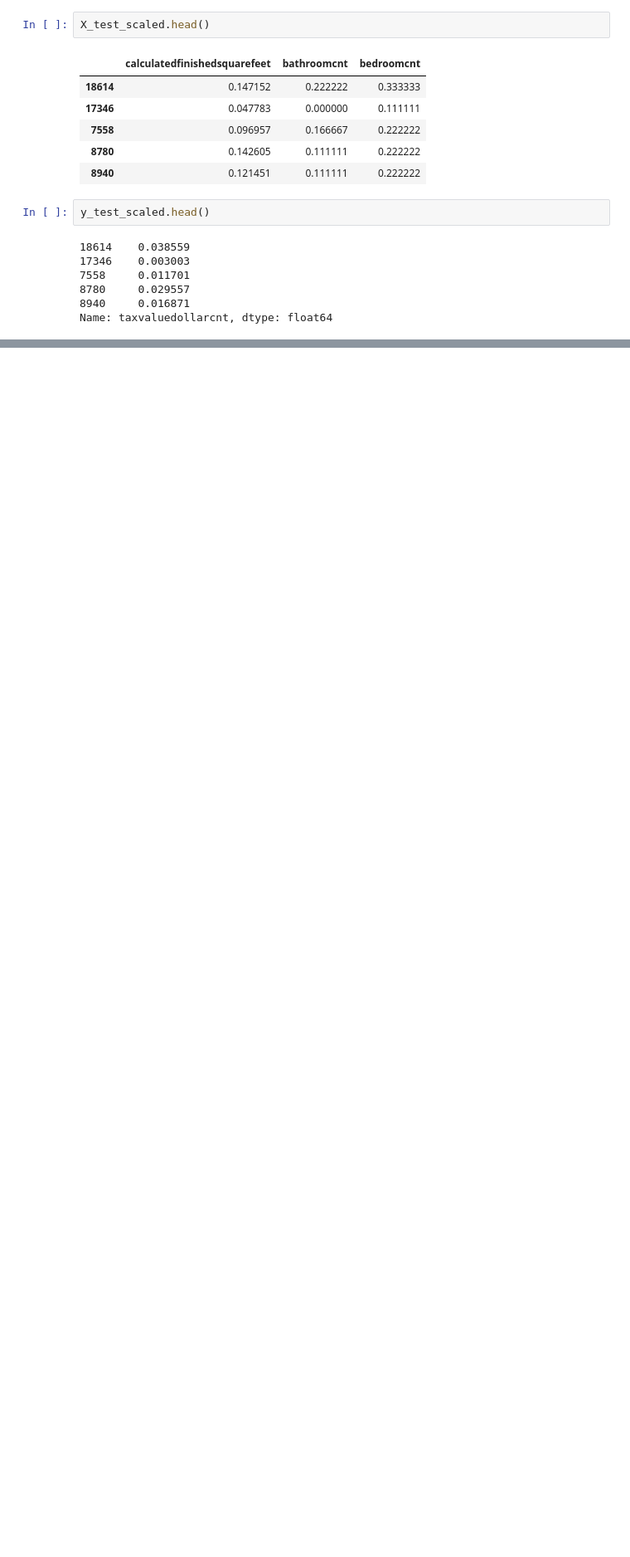
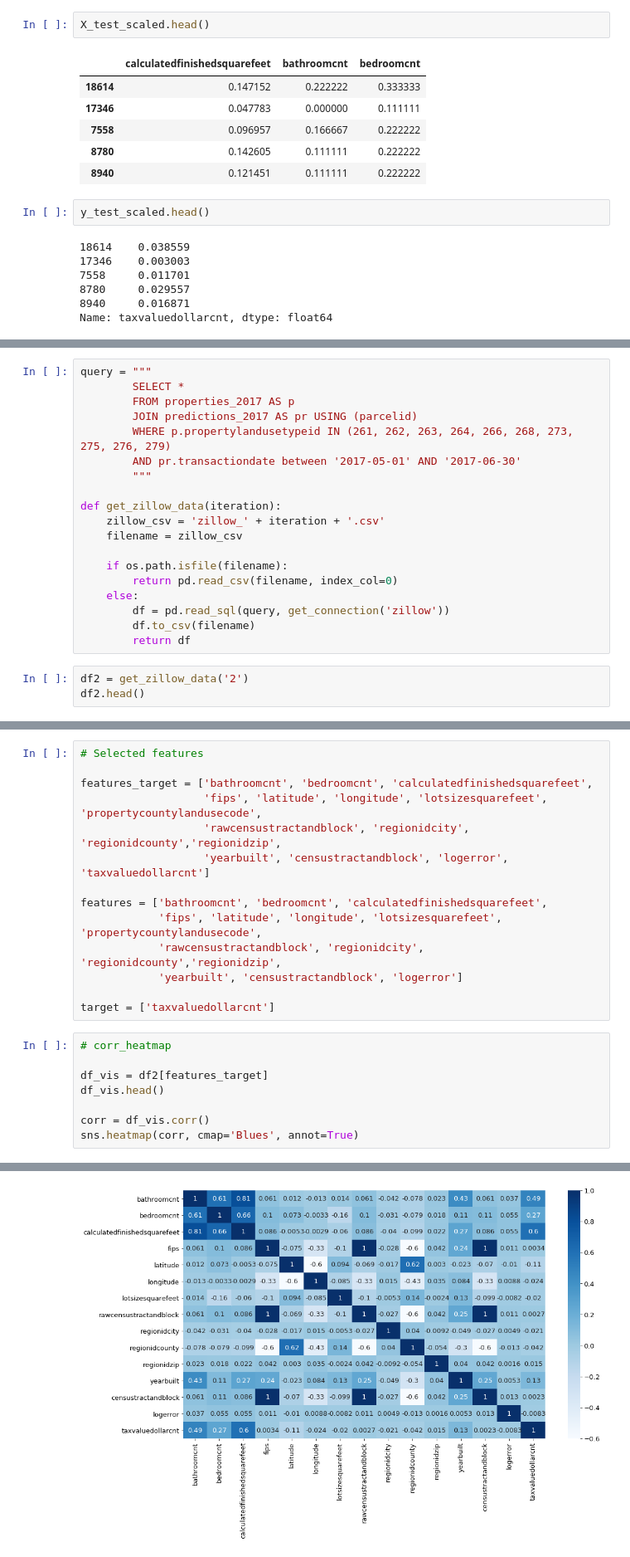
Before and after one commit to Estimating-Home-Value/Predicting-Tax-Assessed-Home-Values, a Jupyter notebook: scratchpad_shi.ipynb, the cells around one changed output, grey strips where cells are left out. Shown at 83% size. Saved outputs shown, nothing was run; the diff lists cells and outputs as text; blank space fills up the shorter version.

Commit message:
Data acquisition and visualization for the 2nd iteration

```diff
--- a/scratchpad_shi.ipynb
+++ b/scratchpad_shi.ipynb
@@ -600,0 +603,22 @@ lm_squared_rmse
+# %%
+query = """
+        SELECT *
+        FROM properties_2017 AS p
+        JOIN predictions_2017 AS pr USING (parcelid)
+        WHERE p.propertylandusetypeid IN (261, 262, 263, 264, 266, 268, 273, 275, 276, 279)
+        AND pr.transactiondate between '2017-05-01' AND '2017-06-30'
+        """
+
+def get_zillow_data(iteration):
+    zillow_csv = 'zillow_' + iteration + '.csv'
+    filename = zillow_csv
+
+    if os.path.isfile(filename):
+        return pd.read_csv(filename, index_col=0)
+    else:
+        df = pd.read_sql(query, get_connection('zillow'))
+        df.to_csv(filename)
+        return df
+# %%
+df2 = get_zillow_data('2')
+df2.head()
@@ -600,0 +705,23 @@ lm_squared_rmse
+# %%
+# Selected features
+
+features_target = ['bathroomcnt', 'bedroomcnt', 'calculatedfinishedsquarefeet',
+                   'fips', 'latitude', 'longitude', 'lotsizesquarefeet', 'propertycountylandusecode',
+                   'rawcensustractandblock', 'regionidcity', 'regionidcounty','regionidzip',
+                   'yearbuilt', 'censustractandblock', 'logerror', 'taxvaluedollarcnt']
+
+features = ['bathroomcnt', 'bedroomcnt', 'calculatedfinishedsquarefeet',
+            'fips', 'latitude', 'longitude', 'lotsizesquarefeet', 'propertycountylandusecode',
+            'rawcensustractandblock', 'regionidcity', 'regionidcounty','regionidzip',
+            'yearbuilt', 'censustractandblock', 'logerror']
+
+target = ['taxvaluedollarcnt']
+# %%
+# corr_heatmap
+
+df_vis = df2[features_target]
+df_vis.head()
+
+corr = df_vis.corr()
+sns.heatmap(corr, cmap='Blues', annot=True)
+# %% [output]
@@ -600,0 +729 @@ lm_squared_rmse
+[figure, added]
```
Also changed, not shown: parts of 10 cells of this notebook.
